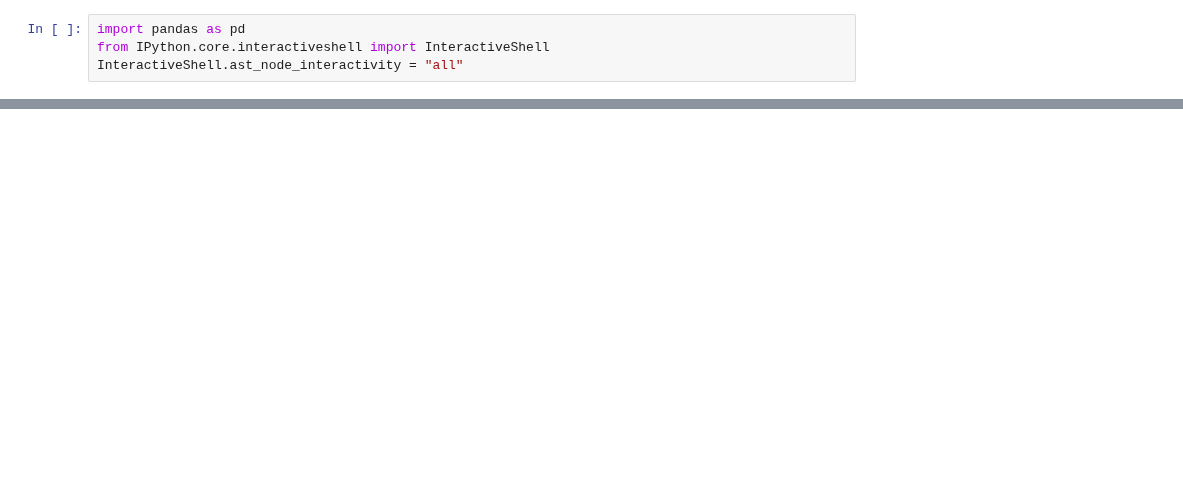
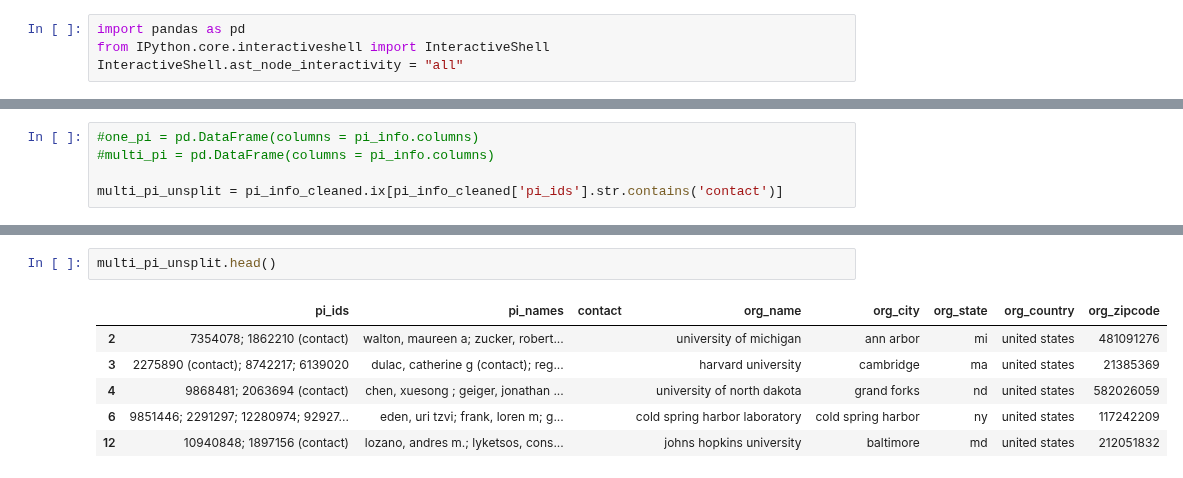
Before and after one commit to yuwie10/nih-awards, a Jupyter notebook: cleaning_pi_info.ipynb, the cells around one changed output, grey strips where cells are left out. Saved outputs shown, nothing was run; the diff lists cells and outputs as text; blank space fills up the shorter version.

```diff
--- a/cleaning_pi_info.ipynb
+++ b/cleaning_pi_info.ipynb
@@ -14,0 +70,5 @@ pi_info.head()
+# %%
+#one_pi = pd.DataFrame(columns = pi_info.columns)
+#multi_pi = pd.DataFrame(columns = pi_info.columns)
+
+multi_pi_unsplit = pi_info_cleaned.ix[pi_info_cleaned['pi_ids'].str.contains('contact')]
@@ -14,0 +120,9 @@ pi_info.head()
+# %%
+multi_pi_unsplit.head()
+# %% [output]
+|  | pi_ids | pi_names | contact | org_name | org_city | org_state | org_country | org_zipcode |
+| 2 | 7354078; 1862210 (contact) | walton, maureen a; zucker, robert... |  | university of michigan | ann arbor | mi | united states | 481091276 |
+| 3 | 2275890 (contact); 8742217; 6139020 | dulac, catherine g (contact); reg... |  | harvard university | cambridge | ma | united states | 21385369 |
+| 4 | 9868481; 2063694 (contact) | chen, xuesong ; geiger, jonathan ... |  | university of north dakota | grand forks | nd | united states | 582026059 |
+| 6 | 9851446; 2291297; 12280974; 92927... | eden, uri tzvi; frank, loren m; g... |  | cold spring harbor laboratory | cold spring harbor | ny | united states | 117242209 |
+| 12 | 10940848; 1897156 (contact) | lozano, andres m.; lyketsos, cons... |  | johns hopkins university | baltimore | md | united states | 212051832 |
```
Also changed, not shown: parts of 22 cells of this notebook, 2 other files.
